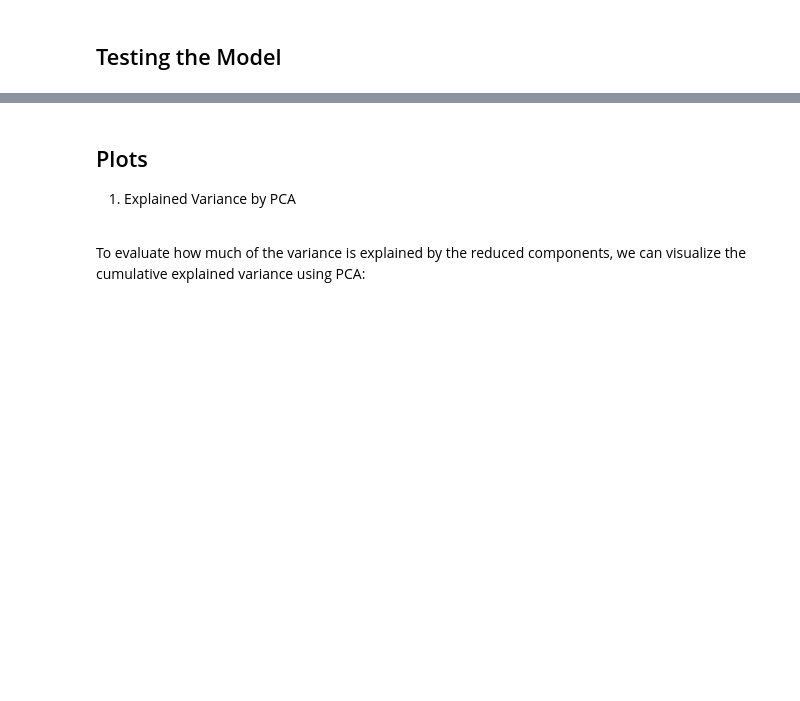
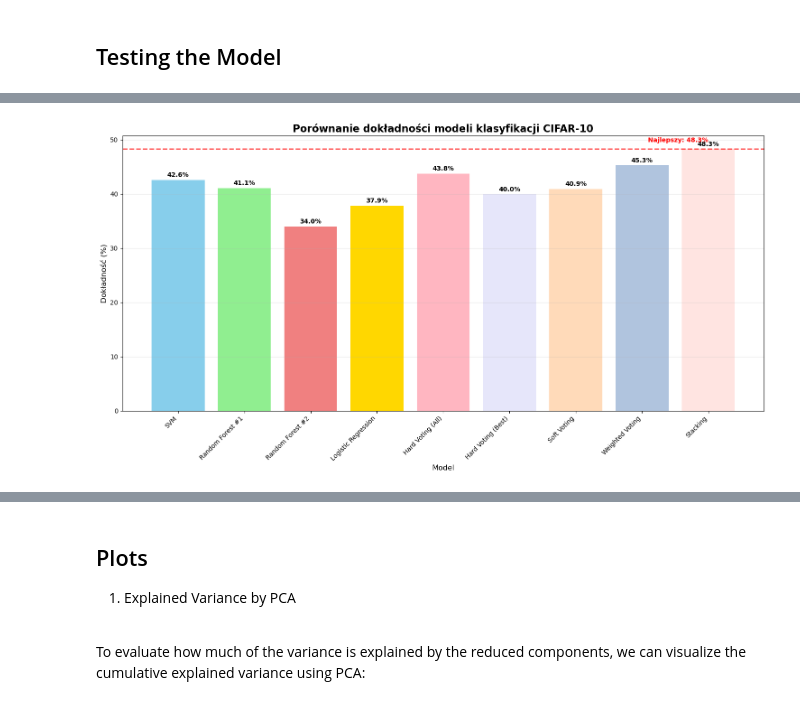
Before and after one commit to ffenix7/cifar10, a Jupyter notebook: Documentation/svm.ipynb, the cells around one changed output, grey strips where cells are left out. Cells and saved outputs as stored; diff of their text form; code cells hidden in the pictures; blank space fills up the shorter version.

Commit message:
Update svm with ensemble

```diff
--- a/Documentation/svm.ipynb
+++ b/Documentation/svm.ipynb
@@ -156,6 +167,12 @@ Total explained variance by selected components: 95.02%
 The SVM is trained using the RBF (Gaussian) kernel. The C=10 parameter sets the penalty for classification errors, and gamma='scale' automatically adjusts the RBF kernel width to the data. Training may take a few minutes depending on the number of samples and the performance of the computer.
 # %%
 # === TRAINING ===
-clf = svm.SVC(kernel='rbf', C=10, gamma='scale')
-print("Training...")
+# Próbujemy różne hiperparametry dla lepszej wydajności
+from sklearn.model_selection import GridSearchCV
+
+# Najpierw próbujemy prostszy model z lepszymi parametrami
+clf = svm.SVC(kernel='rbf', C=100, gamma='auto', random_state=42)
+print("Training SVM with optimized parameters...")
+print("This may take a few minutes...")
 clf.fit(X_train_pca, y_train)
+print("Training completed!")
@@ -168,0 +469,90 @@ print(f"Test Accuracy: {accuracy * 100:.2f}%")
+# %%
+# === WIZUALIZACJA PORÓWNANIA MODELI ===
+import matplotlib.pyplot as plt
+
+# Wykres porównania dokładności modeli
+models_names = list(models_results.keys())
+accuracies = [acc * 100 for acc in models_results.values()]
+
+plt.figure(figsize=(15, 8))
+colors = ['skyblue', 'lightgreen', 'lightcoral', 'gold', 'lightpink', 'lavender', 'peachpuff', 'lightsteelblue', 'mistyrose']
+bars = plt.bar(models_names, accuracies, color=colors[:len(models_names)])
+
+plt.title('Porównanie dokładności modeli klasyfikacji CIFAR-10', fontsize=16, fontweight='bold')
+plt.xlabel('Model', fontsize=12)
+plt.ylabel('Dokładność (%)', fontsize=12)
+plt.xticks(rotation=45, ha='right')
+plt.grid(axis='y', alpha=0.3)
+
+# Dodaj wartości na słupkach
+for bar, acc in zip(bars, accuracies):
+    height = bar.get_height()
+    plt.text(bar.get_x() + bar.get_width()/2, height + 0.3,
+             f'{acc:.1f}%', ha='center', va='bottom', fontweight='bold', fontsize=10)
+
+# Dodaj linię dla najlepszego wyniku
+max_acc = max(accuracies)
+plt.axhline(y=max_acc, color='red', linestyle='--', alpha=0.7, linewidth=2)
+plt.text(len(models_names)-1, max_acc + 1, f'Najlepszy: {max_acc:.1f}%',
+         ha='right', va='bottom', color='red', fontweight='bold')
+
+plt.tight_layout()
+plt.show()
+
+# Confusion Matrix dla najlepszego modelu
+print(f"\nMatryca pomyłek dla najlepszego modelu ({best_model}):")
+
+# Wybierz predykcje najlepszego modelu
+if best_model == 'SVM':
+    best_pred = svm_pred
+elif best_model == 'Random Forest #1':
+    best_pred = rf_pred
+elif best_model == 'Random Forest #2':
+    best_pred = rf2_pred
+elif best_model == 'Logistic Regression':
+    best_pred = lr_pred
+elif best_model == 'Hard Voting (All)':
+    best_pred = hard_voting_all_pred
+elif best_model == 'Hard Voting (Best)':
+    best_pred = hard_voting_best_pred
+elif best_model == 'Soft Voting':
+    best_pred = soft_voting_pred
+elif best_model == 'Weighted Voting':
+    best_pred = weighted_voting_pred
+else:  # Stacking
+    best_pred = stacking_pred
+
+cm_best = confusion_matrix(y_test, best_pred)
+plt.figure(figsize=(12, 10))
+sns.heatmap(cm_best, annot=True, fmt='d', cmap='Blues',
+            xticklabels=trainset.classes, yticklabels=trainset.classes)
+plt.xlabel("Predykcja", fontsize=12)
+plt.ylabel("Prawdziwa klasa", fontsize=12)
+plt.title(f"Matryca pomyłek - {best_model} na CIFAR-10\nDokładność: {best_accuracy * 100:.2f}%", fontsize=14)
+plt.tight_layout()
+plt.show()
+
+# Dodatkowy wykres - porównanie modeli podstawowych vs ensemble
+base_models = ['SVM', 'Random Forest #1', 'Random Forest #2', 'Logistic Regression']
+ensemble_models = [name for name in models_names if name not in base_models]
+
+base_acc = [models_results[name] * 100 for name in base_models]
+ensemble_acc = [models_results[name] * 100 for name in ensemble_models]
+
+plt.figure(figsize=(12, 6))
+x_base = range(len(base_models))
+x_ensemble = range(len(base_models), len(base_models) + len(ensemble_models))
+
+plt.bar(x_base, base_acc, color='lightblue', label='Modele podstawowe', alpha=0.8)
+plt.bar(x_ensemble, ensemble_acc, color='lightcoral', label='Modele ensemble', alpha=0.8)
+
+all_names = base_models + ensemble_models
+plt.xticks(range(len(all_names)), all_names, rotation=45, ha='right')
+plt.ylabel('Dokładność (%)', fontsize=12)
+plt.title('Porównanie: Modele podstawowe vs Ensemble', fontsize=14, fontweight='bold')
+plt.legend()
+plt.grid(axis='y', alpha=0.3)
+plt.tight_layout()
+plt.show()
+# %% [output]
+[figure, added]
```
Also changed, not shown: parts of 13 cells of this notebook.
